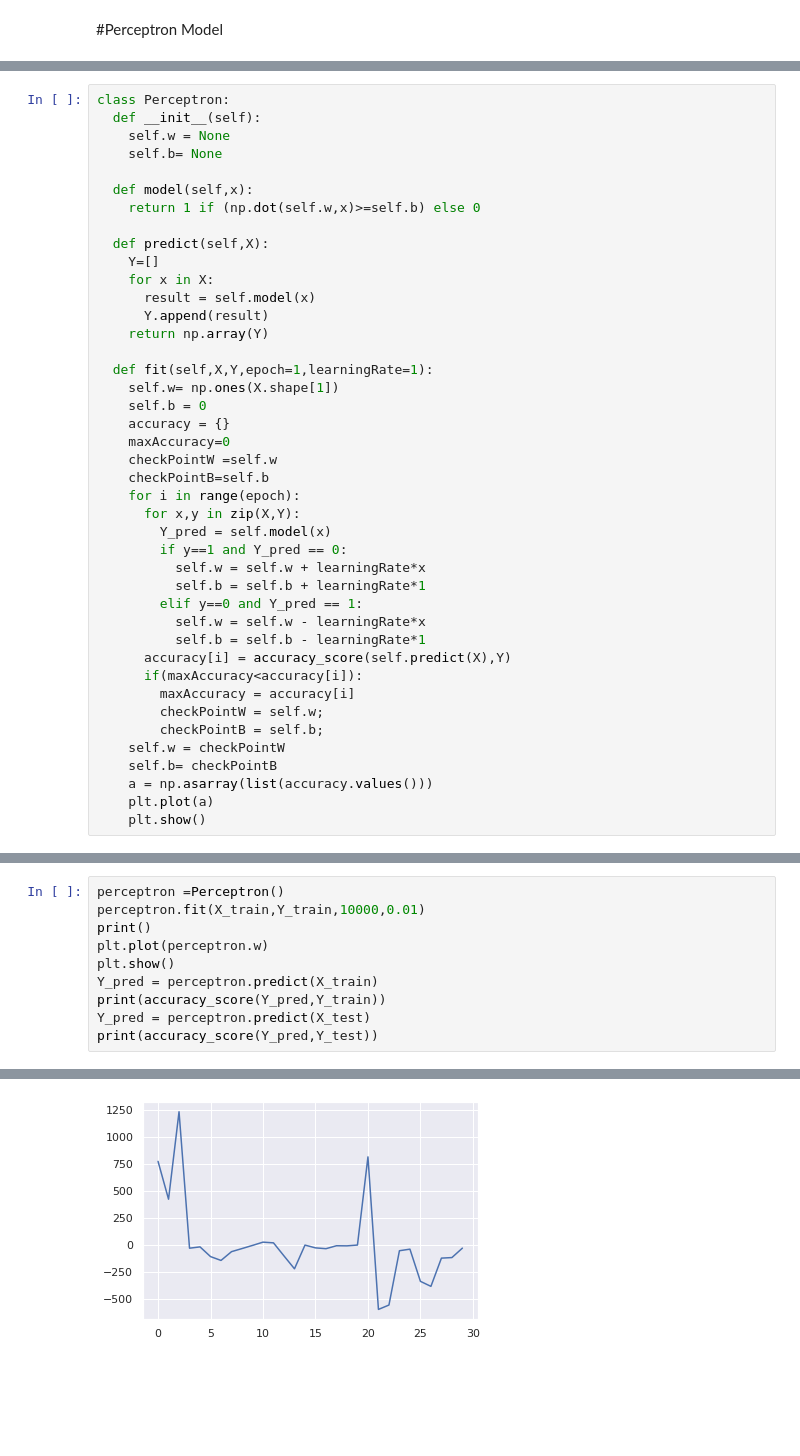
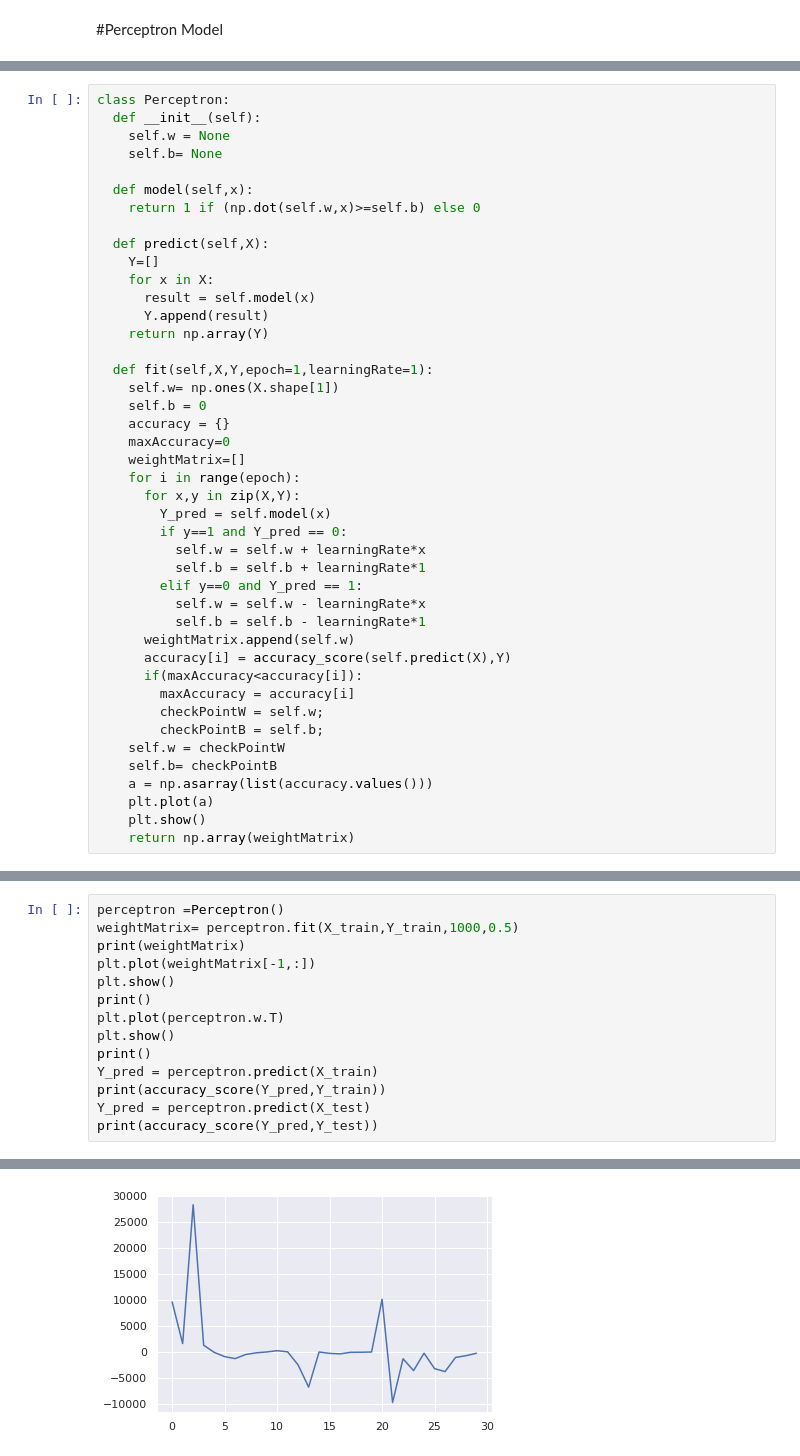
Before and after one commit to ShreyasSubhedar/Deep_Learning, a Jupyter notebook: DL#102/colab/DL_102Perceptron.ipynb, the cells around one changed output, grey strips where cells are left out. Saved outputs shown, nothing was run; the diff lists cells and outputs as text; blank space fills up the shorter version.

```diff
--- a/DL#102/colab/DL_102Perceptron.ipynb
+++ b/DL#102/colab/DL_102Perceptron.ipynb
@@ -35,8 +39,7 @@ class Perceptron:
     self.b = 0
     accuracy = {}
     maxAccuracy=0
-    checkPointW =self.w
-    checkPointB=self.b
+    weightMatrix=[]
     for i in range(epoch):
       for x,y in zip(X,Y):
         Y_pred = self.model(x)
@@ -46,6 +49,7 @@ class Perceptron:
         elif y==0 and Y_pred == 1:
           self.w = self.w - learningRate*x
           self.b = self.b - learningRate*1
+      weightMatrix.append(self.w)
       accuracy[i] = accuracy_score(self.predict(X),Y)
       if(maxAccuracy<accuracy[i]):
         maxAccuracy = accuracy[i]
@@ -56,6 +60,7 @@ class Perceptron:
     a = np.asarray(list(accuracy.values()))
     plt.plot(a)
     plt.show()
+    return np.array(weightMatrix)
 # %%
 # Getting data to the varialble
 breast_cancer = sklearn.datasets.load_breast_cancer()
@@ -78,9 +88,13 @@ X_train = X_train.values
 # %%
 perceptron =Perceptron()
-perceptron.fit(X_train,Y_train,10000,0.01)
+weightMatrix= perceptron.fit(X_train,Y_train,1000,0.5)
+print(weightMatrix)
+plt.plot(weightMatrix[-1,:])
+plt.show()
 print()
-plt.plot(perceptron.w)
+plt.plot(perceptron.w.T)
 plt.show()
+print()
 Y_pred = perceptron.predict(X_train)
 print(accuracy_score(Y_pred,Y_train))
 Y_pred = perceptron.predict(X_test)
@@ -90 +117 @@ print(accuracy_score(Y_pred,Y_test))
-[figure, old version]
+[figure, new version]
```
Also changed, not shown: parts of 10 cells of this notebook.
